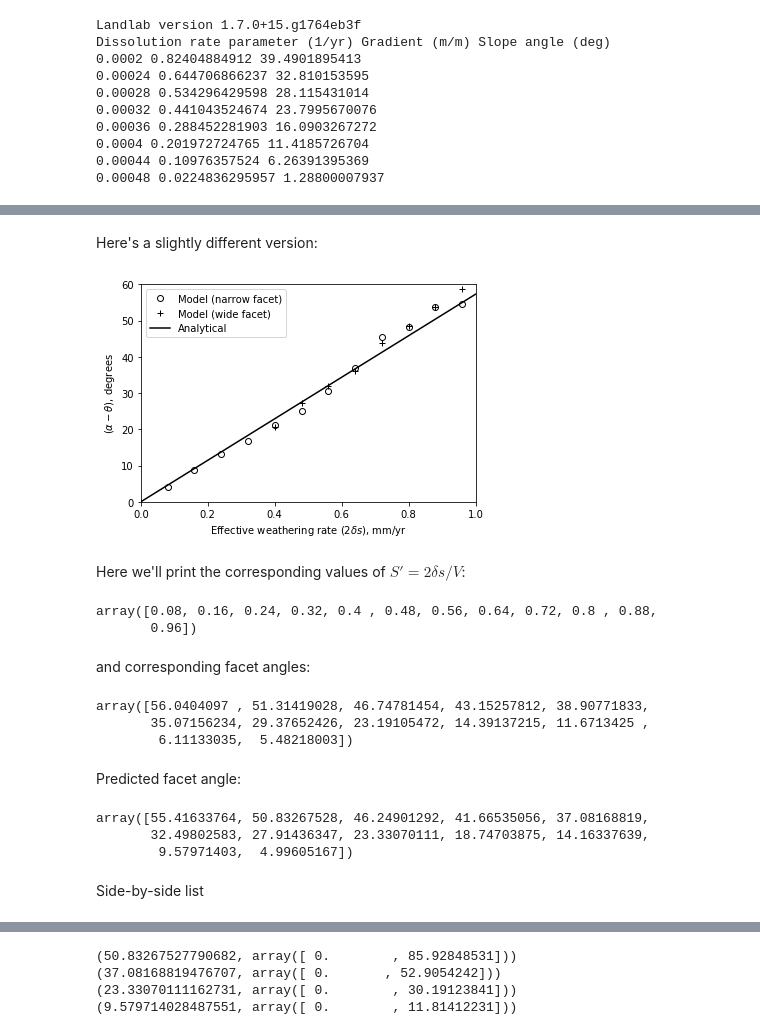
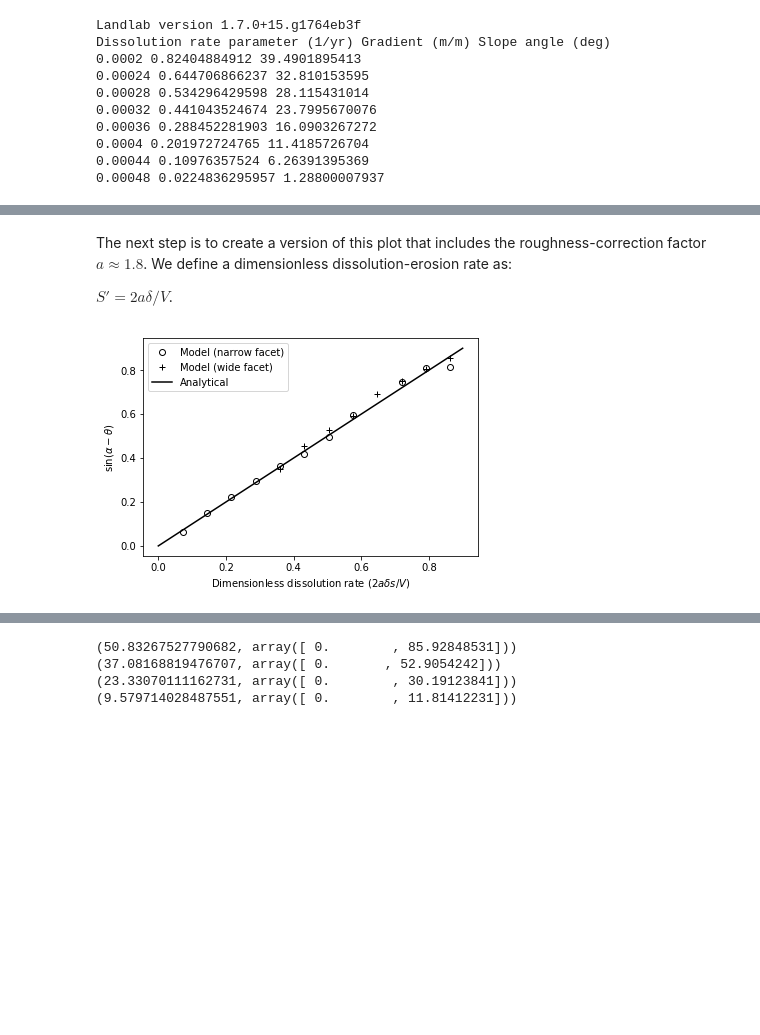
Before and after one commit to gregtucker/facetmorphology, a Jupyter notebook: DataAnalysis/fit_facet_angle_wxing_param.ipynb, the cells around one changed output, grey strips where cells are left out. Drawn from its saved outputs; the diff is of its cells as text; code cells hidden in the pictures; blank space fills up the shorter version.

```diff
--- a/DataAnalysis/fit_facet_angle_wxing_param.ipynb
+++ b/DataAnalysis/fit_facet_angle_wxing_param.ipynb
@@ -50,0 +62,15 @@ Dissolution rate parameter (1/yr) Gradient (m/m) Slope angle (deg)
+# %%
+delta = 0.5  # cell width, m
+expected_slope_normal_rate = 2.0 * delta * diss_param  # expectation without roughness correction
+expected_vertical_rate = expected_slope_normal_rate / np.cos(np.radians(facet_angle))  # translate to vertical
+calculated_slope_normal_rate = ero_rate * np.cos(np.radians(facet_angle))  # calculated from topography
+calculated_vertical_rate = ero_rate  # calculated from topography
+for i in range(len(ero_rate)):
+    print((expected_slope_normal_rate[i], calculated_slope_normal_rate[i], expected_vertical_rate[i],
+           calculated_vertical_rate[i], calculated_slope_normal_rate[i] / expected_slope_normal_rate[i]))
+plt.plot(expected_slope_normal_rate, calculated_slope_normal_rate, 'k.')
+plt.grid(True)
+plt.xlabel('Expected slope-normal erosion rate without roughness correction (m/y)')
+plt.ylabel('Calculated slope-normal erosion rate (m/y)')
+print('Mean En ratio: ' + str(np.mean(calculated_slope_normal_rate / expected_slope_normal_rate)))
+print('Mean Ev ratio: ' + str(np.mean(calculated_vertical_rate / expected_vertical_rate)))
@@ -126,5 +166,0 @@ In these particular model runs, $V=0.001$ m/yr and $\delta=1$ m.
-# %%
-V = 0.001
-delta = 1.0
-a = b * V / (2 * delta)
-print(a)
@@ -149,49 +167,21 @@ plt.legend(['Model (short domain)', 'Model (long domain)', 'Analytical'])
-# %% [markdown]
-Here's a slightly different version:
+# %% [markdown]
+The next step is to create a version of this plot that includes the roughness-correction factor $a\approx 1.8$. We define a dimensionless dissolution-erosion rate as:
+
+$S' = 2 a \delta / V$.
 # %%
-# expected weathering rate, mm/yr
-wx_exp = 2.0 * 1000.0 * delta * diss_param
-wx_exp_long = 2.0 * 1000.0 * delta * diss_param_long
+# expected dimensionless dissolution-erosion rate
+Sprime = 1.8 * 2.0 * delta * diss_param / V
+Sprime_long = 1.8 * 2.0 * delta * diss_param_long / V
 
-# 180 / (pi V): the coefficient for 2 delta s (instead of just s)
-# The factor of 1000.0 converts V to mm/yr (or m/ky)
-c = 180.0 / (np.pi * 1000.0 * V)
+sin_ang_diff = np.sin(np.radians(60.0 - facet_angle))
+sin_ang_diff_long = np.sin(np.radians(60.0 - facet_angle_long))
 
-plt.plot(wx_exp, y, 'ko', fillstyle='none')
-plt.plot(wx_exp_long, 60.0 - facet_angle_long, 'k+')
-plt.plot([0.0, 1.0], [0.0, c], 'k')
-plt.xlabel(r'Effective weathering rate ($2 \delta s$), mm/yr')
-plt.ylabel(r'($\alpha - \theta$), degrees')
-plt.xlim([0, 1.0])
-plt.ylim([0, 60])
-plt.legend(['Model (narrow facet)', 'Model (wide facet)', 'Analytical'])
+plt.plot(Sprime, sin_ang_diff, 'ko', fillstyle='none')
+plt.plot(Sprime_long, sin_ang_diff_long, 'k+')
+plt.plot([0.0, 0.9], [0.0, 0.9], 'k')  # one-to-one line
+plt.xlabel(r'Dimensionless dissolution rate ($2 a \delta s / V$)')
+plt.ylabel(r'$\sin (\alpha - \theta)$')
+plt.legend(['Model (narrow facet)', 'Model (wide facet)', 'Analytical (1:1)'])
 plt.savefig('../modeling-shape-evolution/Figures/angle_vs_dissolution.pdf')
 # %% [output]
-[figure, old version]
+[figure, new version]
-# %% [markdown]
-Here we'll print the corresponding values of $S' = 2 \delta s / V$:
-# %%
-s = 2.0 * delta * diss_param / V
-s
-# %% [output]
-array([0.08, 0.16, 0.24, 0.32, 0.4 , 0.48, 0.56, 0.64, 0.72, 0.8 , 0.88,
-       0.96])
-# %% [markdown]
-and corresponding facet angles:
-# %%
-facet_angle
-# %% [output]
-array([56.0404097 , 51.31419028, 46.74781454, 43.15257812, 38.90771833,
-       35.07156234, 29.37652426, 23.19105472, 14.39137215, 11.6713425 ,
-        6.11133035,  5.48218003])
-# %% [markdown]
-Predicted facet angle:
-# %%
-theta_pred = np.degrees(np.radians(60.0) - s)
-theta_pred
-# %% [output]
-array([55.41633764, 50.83267528, 46.24901292, 41.66535056, 37.08168819,
-       32.49802583, 27.91436347, 23.33070111, 18.74703875, 14.16337639,
-        9.57971403,  4.99605167])
-# %% [markdown]
-Side-by-side list
```
Also changed, not shown: parts of 20 cells of this notebook, 3 other files.
